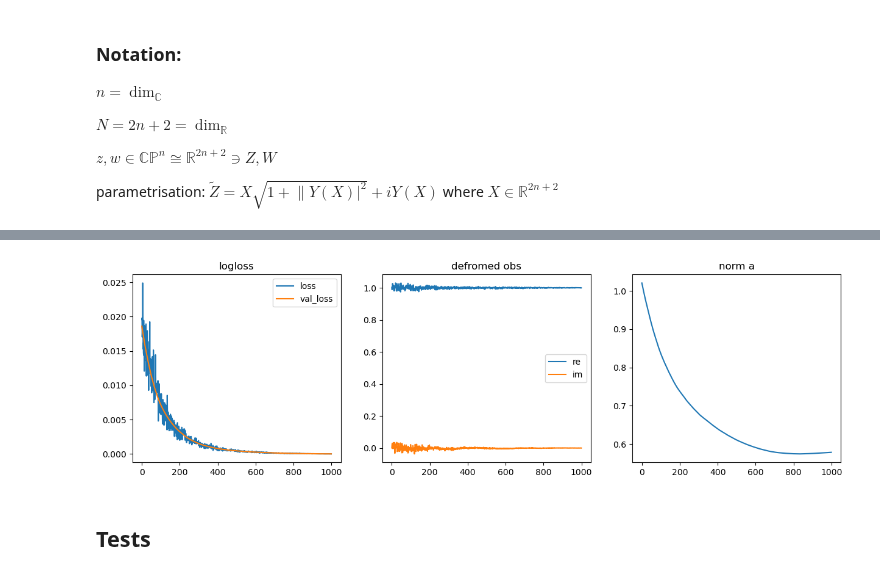
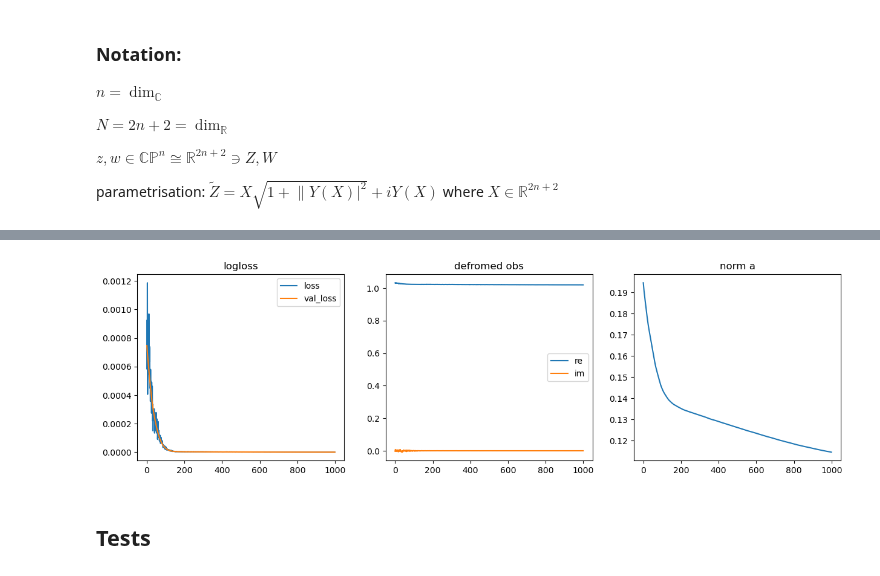
Before and after one commit to dHuberYoumans/CPNStN, a Jupyter notebook: toy_model/toy_model.ipynb, the cells around one changed output, grey strips where cells are left out. Drawn from its saved outputs; the diff is of its cells as text; code cells hidden in the pictures.

Commit message:
fixed batched diagonals in torus deformation
used torched built in torch.diag_embed to batch diagonalisation

```diff
--- a/toy_model/toy_model.ipynb
+++ b/toy_model/toy_model.ipynb
@@ -1232,14 +1242,14 @@ alpha = 0.5e-3
 # a = 0.1*torch.randn(*phi.shape[1:]) # deform params linear
 # deformation = 'linear'
 
-# TORUS DEFORMATION (! works better with loss)
-# a = 0.1*torch.randn(phi.shape[-3],phi.shape[-2]//2,phi.shape[-1])
-# deformation = 'torus'
+# U(n+1) TORUS DEFORMATION (! works better with loss)
+a = 0.1*torch.randn(phi.shape[-3],phi.shape[-2]//2,phi.shape[-1])
+deformation = 'torus'
 
 # HOMOGENEOUS DEFORMATION
-a = rnd_su([2,n+1,n+1])
-a = 0.1*rho(a)
-deformation = 'homogeneous'
+# a = rnd_su([2,n+1,n+1])
+# a = 0.1*rho(a)
+# deformation = 'homogeneous'
 
 # TORUS DEFORMATION VIA HOMOGENEOUS DEFORMAITON
 # a = 0.1*1j*torch.diag(torch.randn(n+1))
@@ -1295,34 +1305,34 @@ for epoch in tqdm(range(epochs)):
         deformed_obs_val = model(samples=phi_val.cdouble())
 
         loss_val = loss_fct(deformed_obs_val)
 
     losses_train.append(grab(loss_train))
     losses_val.append(grab(loss_val))
 
     if deformation == 'linear':
         anorm.append(np.linalg.norm(grab(a).ravel())) # get vector norm
     else:
         matrix_norms = torch.linalg.matrix_norm(a.detach()) # get matrix norm
         anorm.append(matrix_norms.sum())
 
 
 # PLOT
 
 fig, ax = plt.subplots(nrows=1,ncols=3,figsize=(15,4))
 ax[2].plot(anorm)
 ax[2].set_title('norm a')
 
 
 ax[0].plot(losses_train,label='loss')
 ax[0].plot(losses_val,label='val_loss')
 ax[0].legend()
 ax[0].set_title('logloss')
 ax[1].plot([z.real for z in observable],label='re')
 ax[1].plot([z.imag for z in observable],label='im')
 ax[1].set_title('defromed obs')
 ax[1].legend();
 # %% [output]
-[figure, old version]
+[figure, new version]
 # %% [markdown]
 ## Tests
 # %%
```
Also changed, not shown: parts of 3 cells of this notebook.
